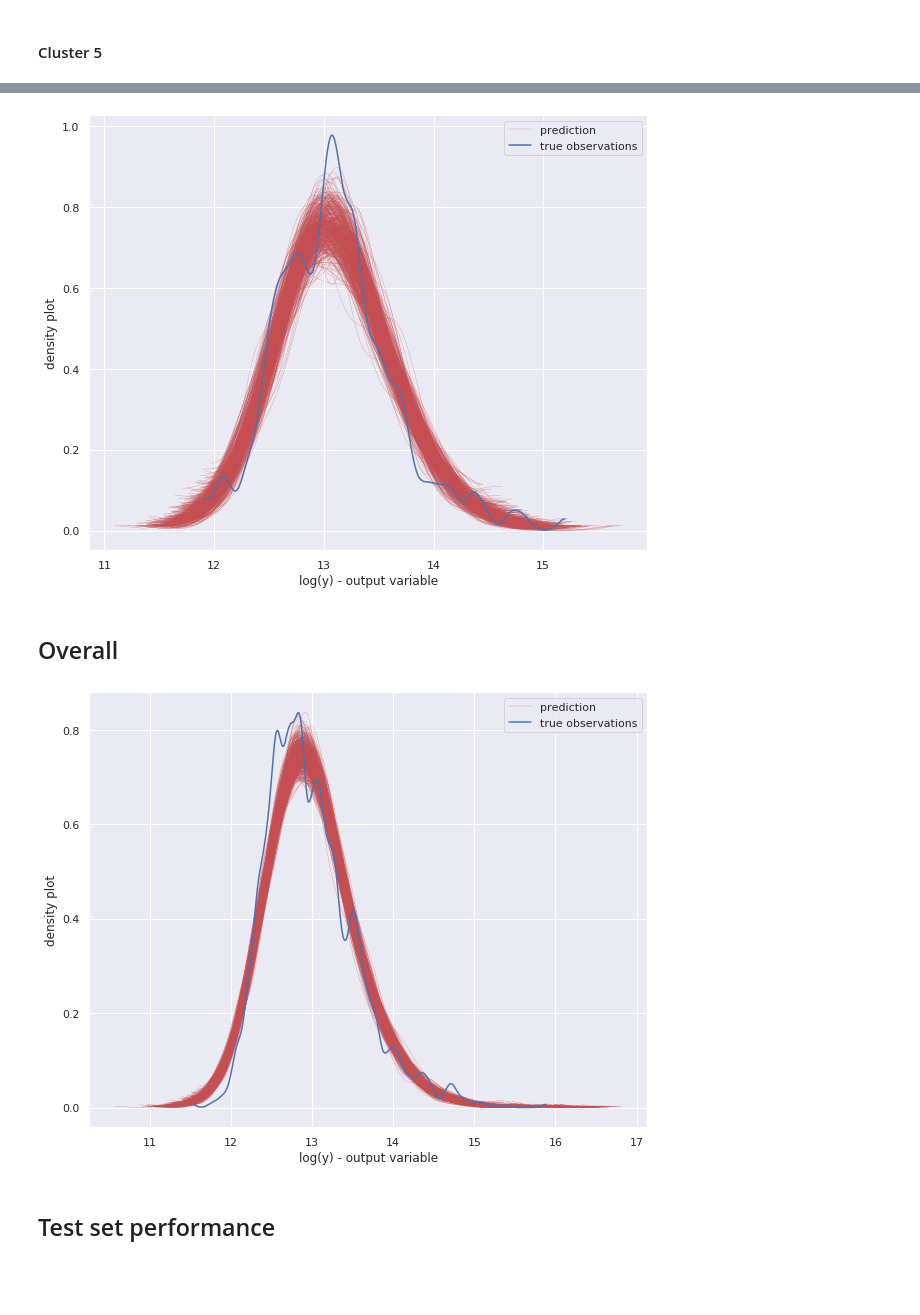
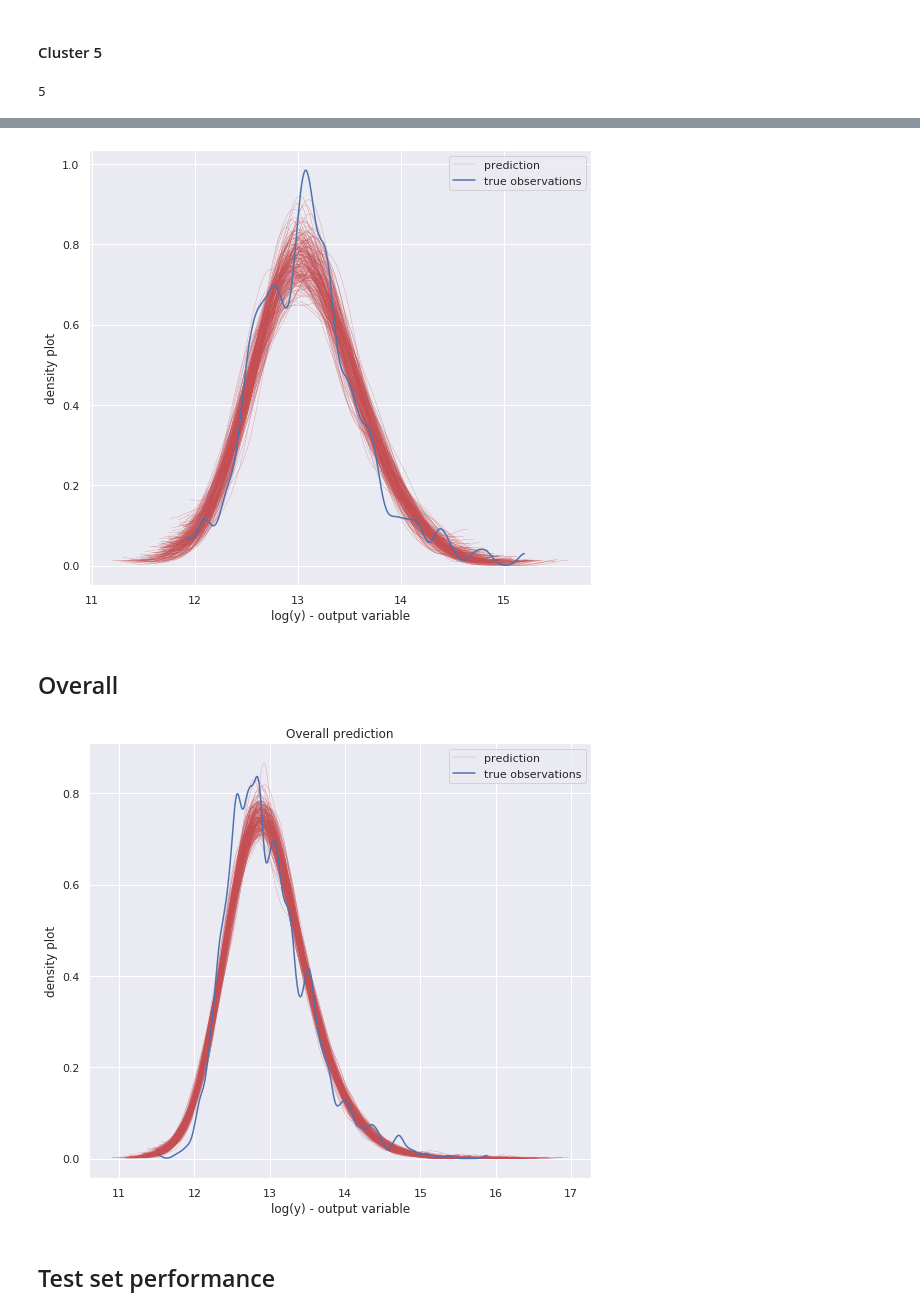
Before and after one commit to 9309888/ET5003-Group-2, a Jupyter notebook: ET5003_Etivity2_JohnHayes_9309888.ipynb, the cells around one changed output, grey strips where cells are left out. Drawn from its saved outputs; the diff is of its cells as text; code cells hidden in the pictures; blank space fills up the shorter version.

Commit message:
Add files via upload
Feature testing and cleanup. Text updates.

```diff
--- a/ET5003_Etivity2_JohnHayes_9309888.ipynb
+++ b/ET5003_Etivity2_JohnHayes_9309888.ipynb
@@ -82,10 +82,14 @@ import datetime
 # %% [markdown]
 #### Any functions that will be used later on
 # %%
-def run_model(x_data, y_data, iterations, sample_size):
+def run_model(x_data, y_data, iterations, sample_size, text=None):
     """
     Execute the model for a given data set
     """
+
+    if text != None:
+        print(text)
+
     with pm.Model() as model:
 
         # prior over the parameters of linear regression
@@ -142,10 +146,10 @@ def replace_with_nan(dataframe, frac):
 #------------------------------------------------------------
 def ppc(alpha, beta, sigma, X, nsamples=500):
     """
-    # Posterior predictive checks (PPCs)
+    Posterior predictive checks (PPCs)
     """
 
-    #we select nsamples random samples from the posterior
+    # Select nsamples random samples from the posterior
     ind = np.random.randint(0,beta.shape[0],size=nsamples)
     alphai = alpha[ind]
     betai = beta[ind,:]
@@ -178,9 +182,9 @@ def train_cluster(x_train, x_test, clust_num):
 
 
 #------------------------------------------------------------
-def plot_redictions(y_pred, ylog):
+def plot_redictions(y_pred, ylog, title=None):
 
-    plt.figure(figsize=(10,8))
+    plt.figure(figsize=(9,8))
     for i in range(y_pred.shape[0]):
         az.plot_dist( y_pred[i,:],color='r',plot_kwargs={"linewidth": 0.2})
 
@@ -189,13 +193,16 @@ def plot_redictions(y_pred, ylog):
     #plt.xlim([0,10e7])
 
     az.plot_dist(ylog, label='true observations');
+    if title != None:
+        plt.title(title)
+
     plt.legend()
     plt.xlabel("log(y) - output variable")
     plt.ylabel("density plot");
 
 
 #------------------------------------------------------------
-def cluster_sim(posterior, Xn, ylog, num_samples=200):
+def cluster_sim(posterior, Xn, ylog, title=None, num_samples=200):
     """
     Display a prediction for a single cluster
     """
@@ -206,9 +213,10 @@ def cluster_sim(posterior, Xn, ylog, num_samples=200):
                                             posterior['sigma_n'],
                                             Xn,
                                             nsamples=num_samples))
-    plot_redictions(Ypred, ylog)
+    plot_redictions(Ypred, ylog, title)
 
 
+    #------------------------------------------------------------
 def create_heat_map(data):
     """
     Create a correlation matrix
@@ -230,10 +238,10 @@ Start time 21:00:38.586046
 # %% [markdown]
 #### Some variables that will be used throughout
 # %%
-num_iter = 50000
+num_iter = 40000
 sample_size = 5000
 num_of_models = 4
-num_of_clust_samples = 500
+num_of_clust_samples = 200
 
 # Define the seed so that results can be reproduced
 seed = 11
@@ -1044,7 +1084,8 @@ Finished [100%]: Average Loss = 220.85
 #### Cluster 5  <a id='cluster_5'></a>
 # %%
 ylog5, yscaler, Xn5, yn5, Xtestn5, yscaler5 = train_cluster(Xn_train, Xn_test, 5)
-cl5_posterior, cl5_approximation = run_model(Xn5, yn5, num_iter, sample_size)
+cl5_posterior, cl5_approximation = run_model(Xn5, yn5, num_iter, sample_size, 5)
 cluster_sim(cl5_posterior, Xn5, ylog5, num_samples=num_of_clust_samples)
 # %% [output]
+5
 [interactive output not drawn]
@@ -1052,4 +1093,4 @@ Finished [100%]: Average Loss = 341.01
-[figure, old version]
+[figure, new version]
 # %% [markdown]
 ## Overall
 # %%
@@ -1076,9 +1117,9 @@ Ypred = np.hstack([yscaler0.inverse_transform(Ypred0),
                  yscaler5.inverse_transform(Ypred5) ])
 
 ylog=np.vstack([ylog0, ylog1, ylog2, ylog3, ylog4, ylog5])
-plot_redictions(Ypred, ylog)
+plot_redictions(Ypred, ylog, "Overall prediction")
 # %% [output]
-[figure, old version]
+[figure, new version]
 # %% [markdown]
 ## Test set performance <a id='test_set_perf'></a>
 # %%
```
Also changed, not shown: parts of 45 cells of this notebook.
